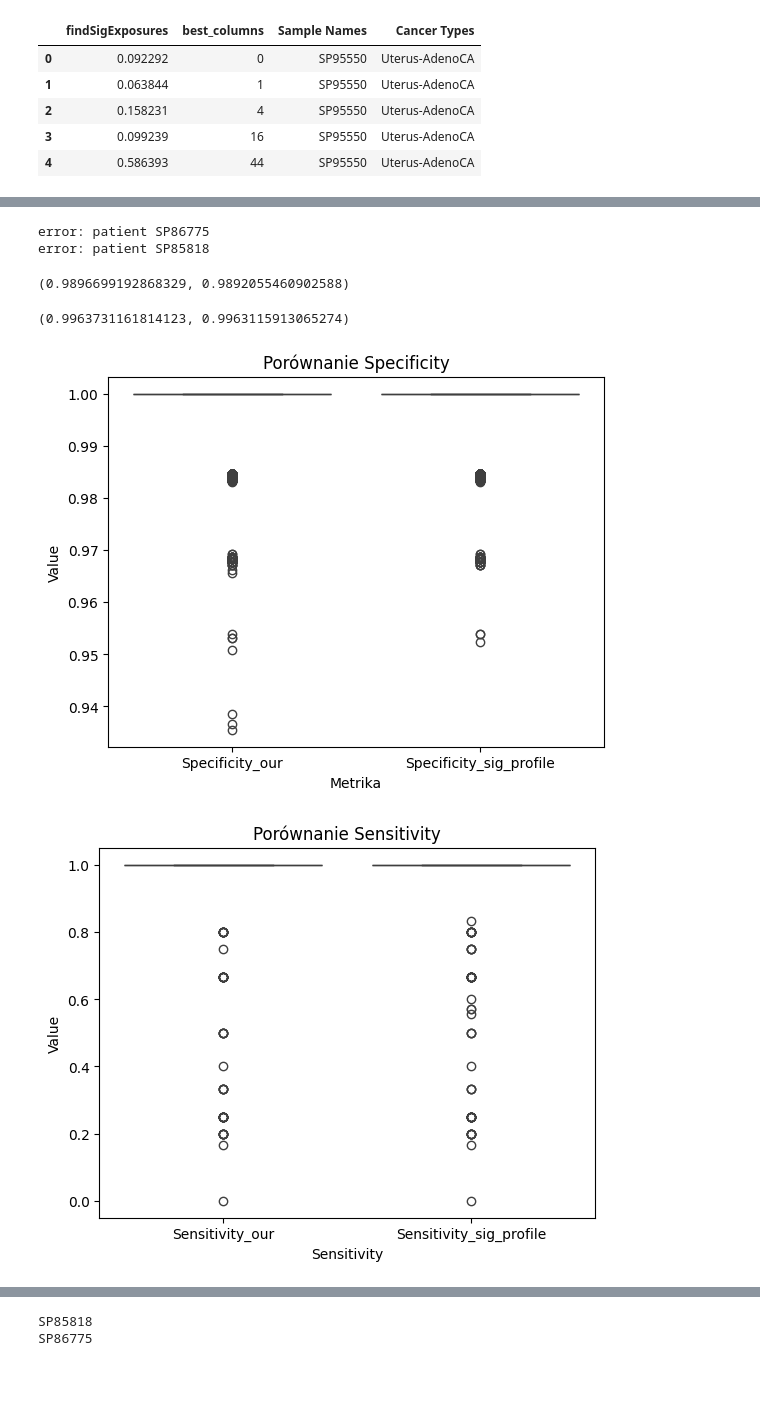
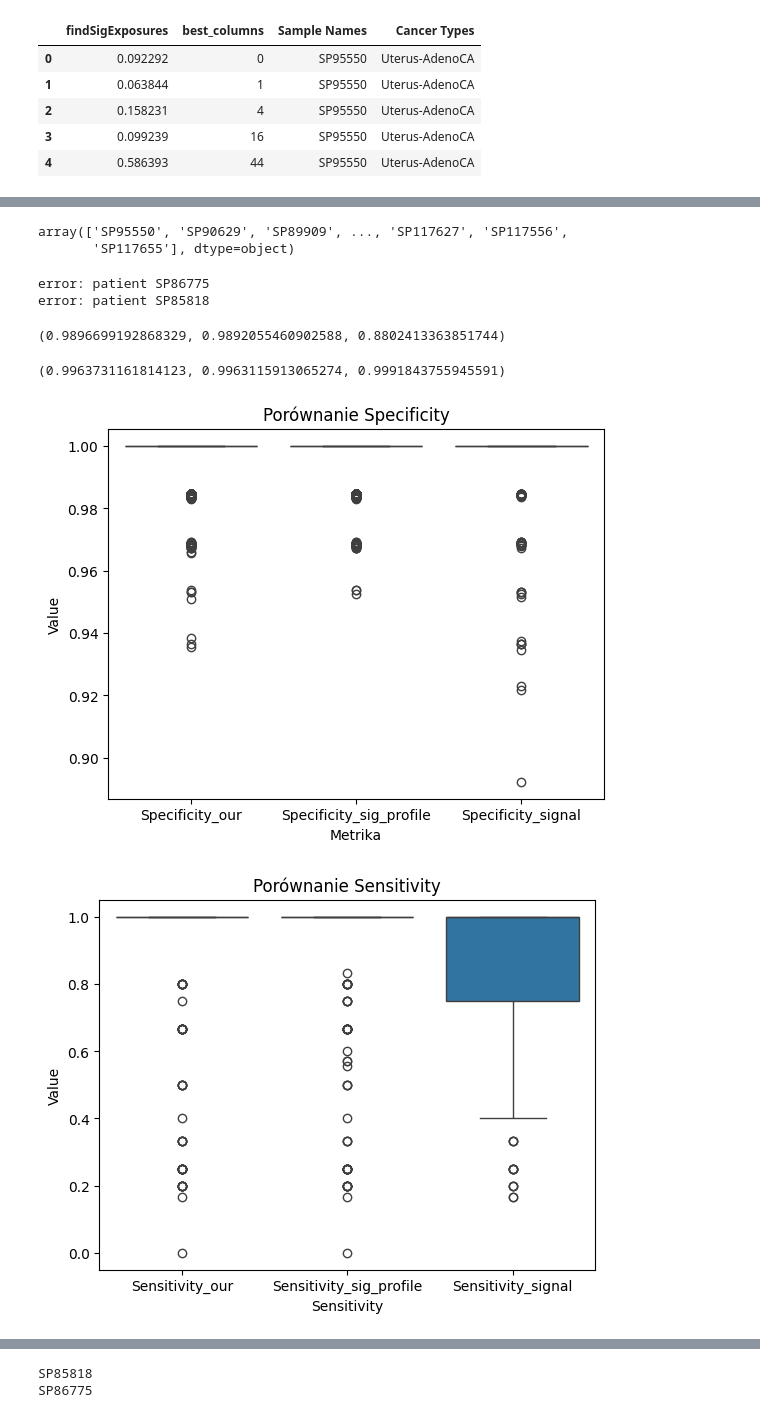
Before and after one commit to marcin119a/data_comparation, a Jupyter notebook: interpretation.ipynb, the cells around one changed output, grey strips where cells are left out. Drawn from its saved outputs; the diff is of its cells as text; code cells hidden in the pictures; blank space fills up the shorter version.

```diff
--- a/interpretation.ipynb
+++ b/interpretation.ipynb
@@ -33,3 +33,7 @@ experiment_sig_profiler_df.head()
 | 2 | 0.158231 | 4 | SP95550 | Uterus-AdenoCA |
 | 3 | 0.099239 | 16 | SP95550 | Uterus-AdenoCA |
 | 4 | 0.586393 | 44 | SP95550 | Uterus-AdenoCA |
+# %%
+experiment_signal_df = pd.read_csv('experiment_signal.csv', index_col=0)
+experiment_signal_df.columns = ['findSigExposures',	'best_columns',	'Sample Names',	'Cancer Types']
+experiment_signal_df.head()
@@ -52,6 +63,11 @@ def calculate_metrics(predicted, actual, total_values):
     specificity = true_negatives / total_negatives if total_negatives else 0
 
     return sensitivity, specificity, false_negatives, false_positives
+# %%
+ground_truth_df['Sample Names'].unique()
+# %% [output]
+array(['SP95550', 'SP90629', 'SP89909', ..., 'SP117627', 'SP117556',
+       'SP117655'], dtype=object)
 # %%
 import pandas as pd
 
@@ -63,11 +79,13 @@ for patient in ground_truth_df['Sample Names'].unique():
         actual = ground_truth_df.groupby('Sample Names').get_group(patient)['best_columns'].tolist()
         predicted = experiment_df.groupby('Sample Names').get_group(patient)['best_columns'].tolist()
         predicted_sig_profile = experiment_sig_profiler_df.groupby('Sample Names').get_group(patient)['best_columns'].tolist()
+        predicted_signal = experiment_signal_df.groupby('Sample Names').get_group(patient)['best_columns'].tolist()
     except:
         print(f'error: patient', patient)
         continue
     sensitivity, specificity, false_negatives, false_positives = calculate_metrics(predicted, actual, total_values)
     sensitivity_sig_profile, specificity_sig_profile, false_negatives_sig_profile, false_positives_sig_profile = calculate_metrics(predicted_sig_profile, actual, total_values)
+    sensitivity_signal, specificity_signal, false_negatives_signal, false_positives_signal = calculate_metrics(predicted_signal, actual, total_values)
 
     results.append({
         'Pacjent': patient,
@@ -75,10 +93,14 @@ for patient in ground_truth_df['Sample Names'].unique():
         'Specificity_our': specificity,
         'Sensitivity_sig_profile':sensitivity_sig_profile,
         'Specificity_sig_profile':specificity_sig_profile,
+        'Sensitivity_signal':sensitivity_signal,
+        'Specificity_signal':specificity_signal,
         'false_negatives_our':  {} if len(false_negatives) == 0 else false_negatives,
         'false_positives_our': {} if len(false_positives) == 0 else false_positives,
         'false_negatives_sig_profile':  {} if len(false_negatives_sig_profile) == 0 else false_negatives_sig_profile,
-        'false_positives_sig_profile': {} if len(false_positives_sig_profile) == 0 else false_positives_sig_profile
+        'false_positives_sig_profile': {} if len(false_positives_sig_profile) == 0 else false_positives_sig_profile,
+        'false_negatives_signal':  {} if len(false_negatives_signal) == 0 else false_negatives_signal,
+        'false_positives_signal': {} if len(false_positives_signal) == 0 else false_positives_signal
     })
 
 # Tworzenie DataFrame z wynikami
@@ -87,10 +109,10 @@ results_df = pd.DataFrame(results)
 error: patient SP86775
 error: patient SP85818
 # %%
-results_df['Sensitivity_our'].mean(), results_df['Sensitivity_sig_profile'].mean()
+results_df['Sensitivity_our'].mean(), results_df['Sensitivity_sig_profile'].mean(), results_df['Sensitivity_signal'].mean()
 # %% [output]
-(0.9896699192868329, 0.9892055460902588)
+(0.9896699192868329, 0.9892055460902588, 0.8802413363851744)
 # %%
-results_df['Specificity_our'].mean(), results_df['Specificity_sig_profile'].mean()
+results_df['Specificity_our'].mean(), results_df['Specificity_sig_profile'].mean(), results_df['Specificity_signal'].mean()
 # %% [output]
-(0.9963731161814123, 0.9963115913065274)
+(0.9963731161814123, 0.9963115913065274, 0.9991843755945591)
@@ -102,7 +122,7 @@ import matplotlib.pyplot as plt
 import pandas as pd
 
 # Przekształcenie DataFrame
-melted_df = results_df.melt(value_vars=['Specificity_our', 'Specificity_sig_profile'], var_name='Metric', value_name='Value')
+melted_df = results_df.melt(value_vars=['Specificity_our', 'Specificity_sig_profile', 'Specificity_signal'], var_name='Metric', value_name='Value')
 
 # Tworzenie wykresu violin plot
 sns.boxplot(x='Metric', y='Value', data=melted_df)
@@ -115,24 +135,24 @@ plt.ylabel('Value')
 # Wyświetlenie wykresu
 plt.show()
 # %% [output]
-[figure, old version]
+[figure, new version]
 # %%
 import seaborn as sns
 import matplotlib.pyplot as plt
 import pandas as pd
 
 # Przekształcenie DataFrame
-melted_df = results_df.melt(value_vars=['Sensitivity_our', 'Sensitivity_sig_profile'], var_name='Metric', value_name='Value')
+melted_df = results_df.melt(value_vars=['Sensitivity_our', 'Sensitivity_sig_profile', 'Sensitivity_signal'], var_name='Metric', value_name='Value')
 
 # Tworzenie wykresu violin plot
 sns.boxplot(x='Metric', y='Value', data=melted_df)
 
 # Dodanie tytułu i etykiet
 plt.title('Porównanie Sensitivity')
 plt.xlabel('Sensitivity')
 plt.ylabel('Value')
 
 # Wyświetlenie wykresu
 plt.show()
 # %% [output]
-[figure, old version]
+[figure, new version]
```
Also changed, not shown: parts of 32 cells of this notebook, 2 other files.
